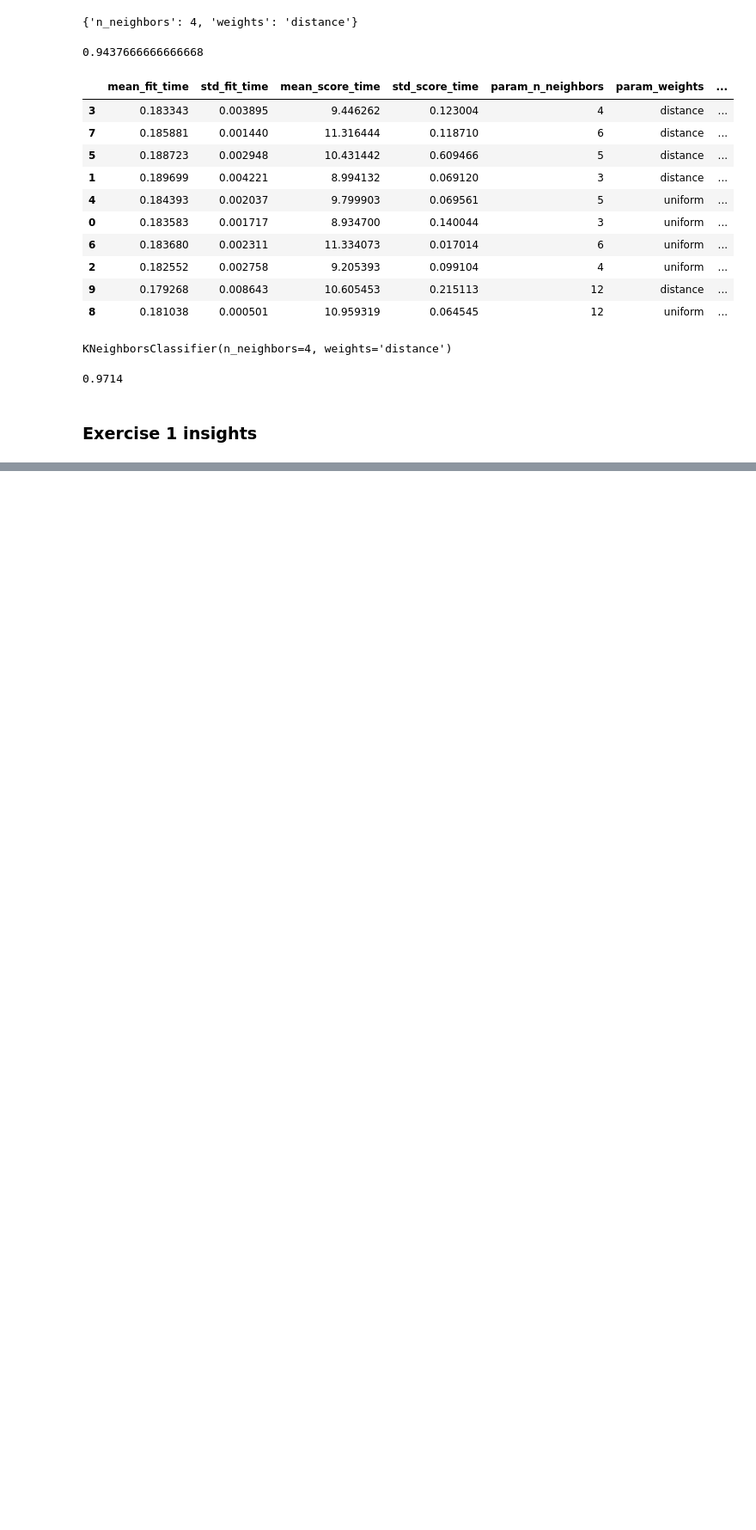
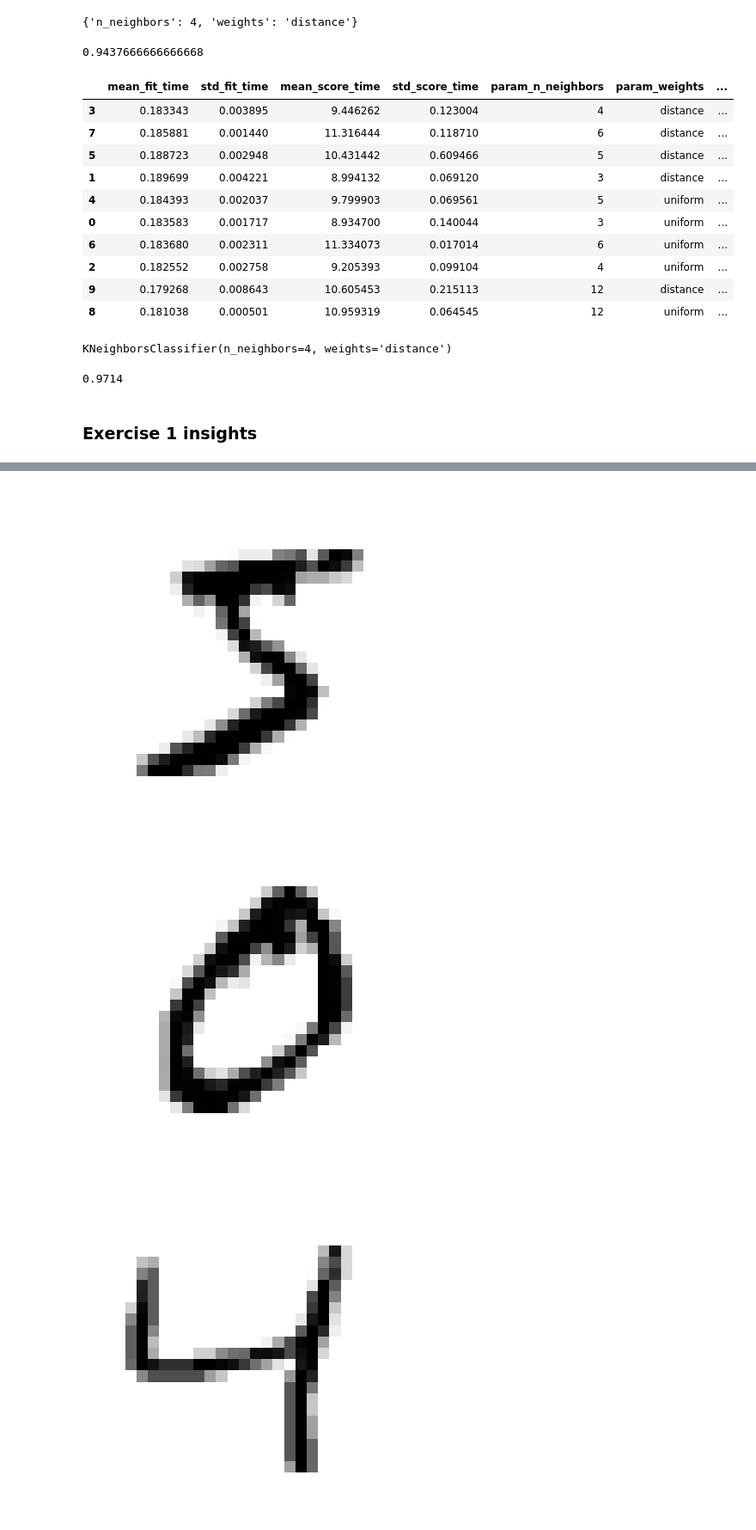
Before and after one commit to MiquelMarinoEspinosa/handson-ml3, a Jupyter notebook: 03_exercises.ipynb, the cells around one changed output, grey strips where cells are left out. Shown at 86% size. Cells and saved outputs as stored; diff of their text form; code cells hidden in the pictures; blank space fills up the shorter version.

```diff
--- a/03_exercises.ipynb
+++ b/03_exercises.ipynb
@@ -870,0 +885,16 @@ accuracy_score(y_test, y_predict)
+# %%
+import numpy as np
+import matplotlib.pyplot as plt
+
+def show_image(image_data):
+    plt.imshow(image_data.reshape(28,28), cmap='binary')
+    plt.axis("off")
+    plt.show()
+
+show_image(X_train[0])
+show_image(X_train[1])
+show_image(X_train[2])
+# %% [output]
+[figure, added]
+[figure, added]
+[figure, added]
```
Also changed, not shown: parts of 4 cells of this notebook.
